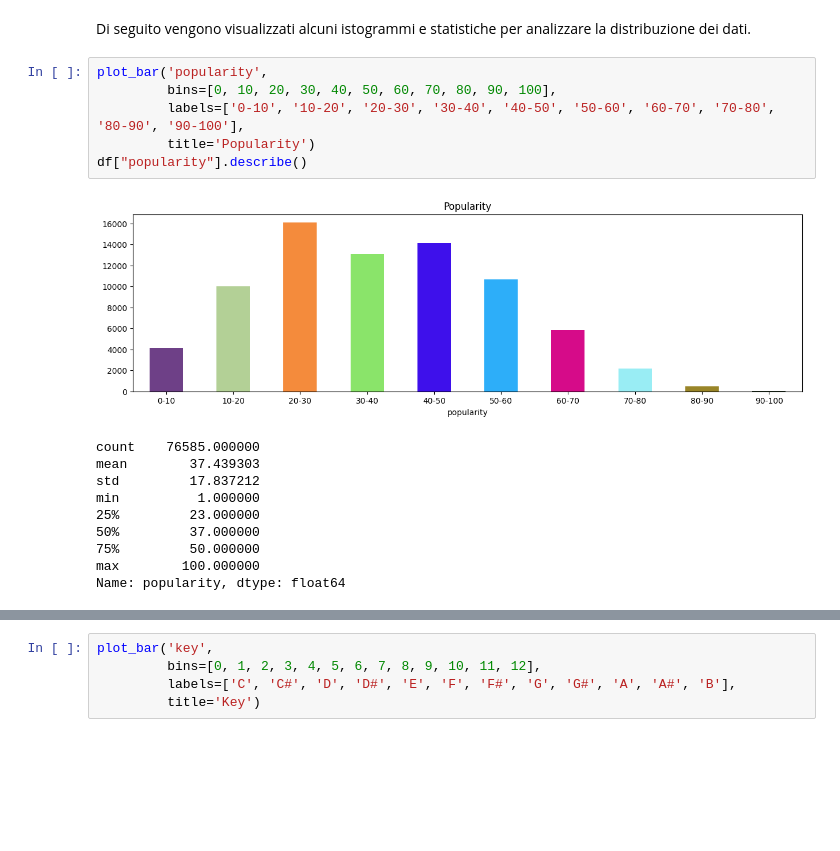
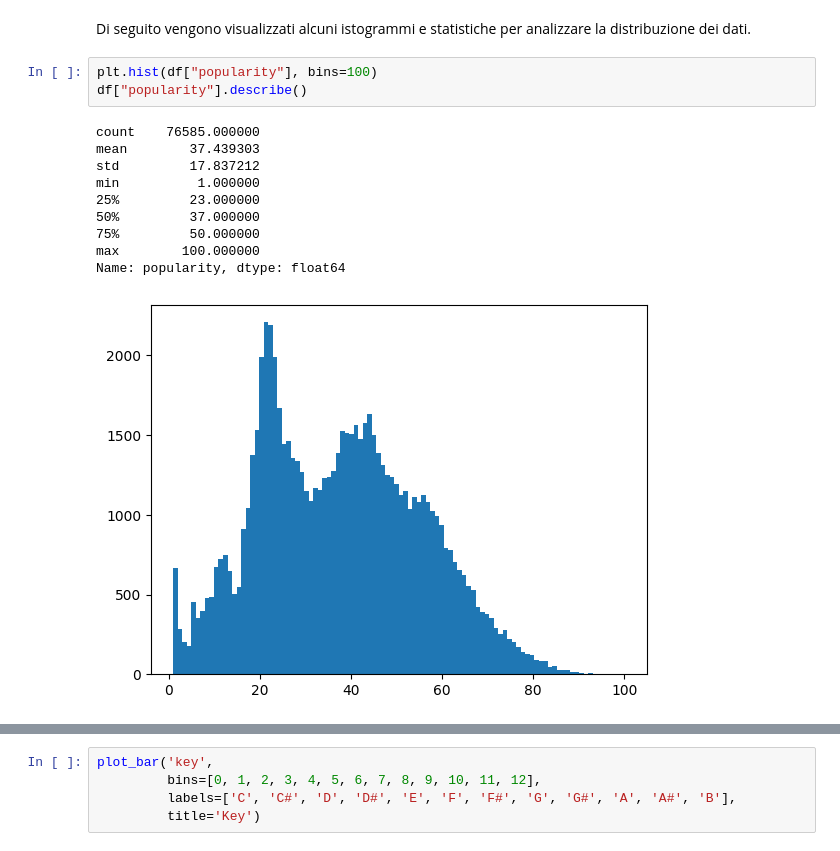
Before and after one commit to PADIprojects/Spotify-Track-Popularity-Prediction, a Jupyter notebook: track_popularity_prediction.ipynb, the cells around one changed output, grey strips where cells are left out. Drawn from its saved outputs; the diff is of its cells as text; blank space fills up the shorter version.

```diff
--- a/track_popularity_prediction.ipynb
+++ b/track_popularity_prediction.ipynb
@@ -189,23 +193,20 @@ def plot_bar(feature, n=None, title=None, bins=None, labels=None):
     plt.show()
 # %% [markdown]
 Di seguito vengono visualizzati alcuni istogrammi e statistiche per analizzare la distribuzione dei dati.
-# %%
-plot_bar('popularity',
-         bins=[0, 10, 20, 30, 40, 50, 60, 70, 80, 90, 100],
-         labels=['0-10', '10-20', '20-30', '30-40', '40-50', '50-60', '60-70', '70-80', '80-90', '90-100'],
-         title='Popularity')
-df["popularity"].describe()
-# %% [output]
-[figure, removed]
-count    76585.000000
-mean        37.439303
-std         17.837212
-min          1.000000
-25%         23.000000
-50%         37.000000
-75%         50.000000
-max        100.000000
-Name: popularity, dtype: float64
+# %%
+plt.hist(df["popularity"], bins=100)
+df["popularity"].describe()
+# %% [output]
+count    76585.000000
+mean        37.439303
+std         17.837212
+min          1.000000
+25%         23.000000
+50%         37.000000
+75%         50.000000
+max        100.000000
+Name: popularity, dtype: float64
+[figure, added]
 # %%
 plot_bar('duration_s',
          bins=[0, 30, 60, 90, 120, 150, 180, 210, 240, 270, 300],
```
Also changed, not shown: parts of 45 cells of this notebook.
